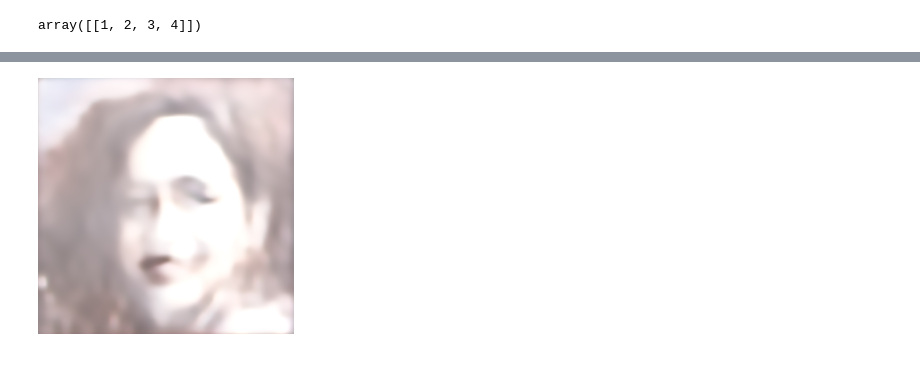
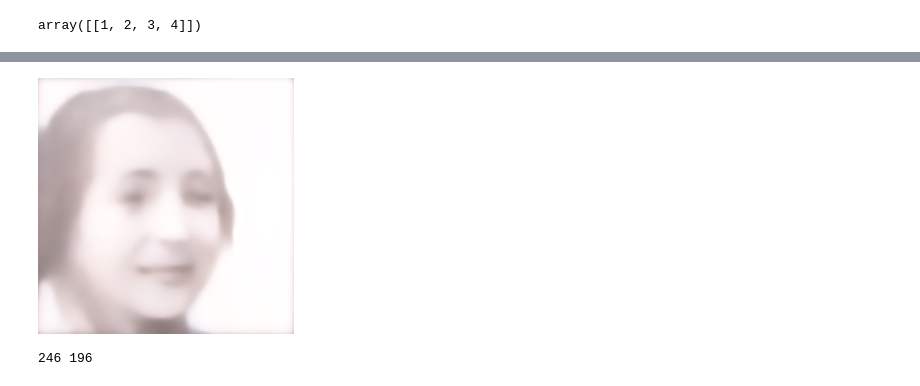
Before and after one commit to bill2bill/latent-stylegan2-ada-pytorch, a Jupyter notebook: example/sample.ipynb, the cells around one changed output, grey strips where cells are left out. Cells and saved outputs as stored; diff of their text form; code cells hidden in the pictures.

```diff
--- a/example/sample.ipynb
+++ b/example/sample.ipynb
@@ -37,8 +42,15 @@ total 928
 # %%
 from PIL import Image
 
-path = '/data/imagefolder/stylegan2/output/2/00068-images256x256-subset1000-auto4/fakes000604.png'
+path = '/data/imagefolder/stylegan2/output/3/00000-images256x256-subset10000-auto4/fakes001612.png'
 
 Image.open(path)
 # %% [output]
-[figure, old version]
+[figure, new version]
+# %%
+import numpy as np
+
+arr = np.asarray(Image.open(path))
+print(arr[0].max(), arr[0].min())
+# %% [output]
+246 196
```
Also changed, not shown: parts of 1 cell of this notebook, 3 other files.
